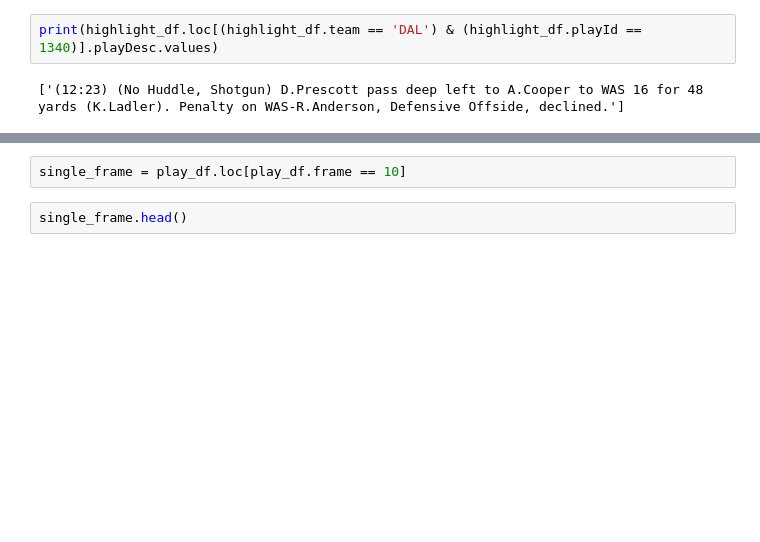
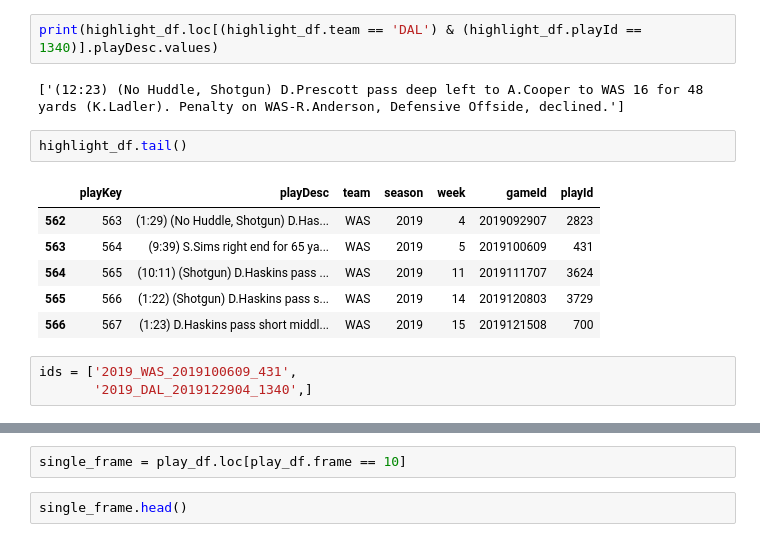
Before and after one commit to mtodisco10/fball_analytics, a Jupyter notebook: MessingAroundWithNFLTrackingData.ipynb, the cells around one changed output, grey strips where cells are left out. Cells and saved outputs as stored; diff of their text form; blank space fills up the shorter version.

```diff
--- a/MessingAroundWithNFLTrackingData.ipynb
+++ b/MessingAroundWithNFLTrackingData.ipynb
@@ -13,3 +13,15 @@ highlight_df = pd.read_csv(highlight_url, sep ='\t')
 print(highlight_df.loc[(highlight_df.team == 'DAL') & (highlight_df.playId == 1340)].playDesc.values)
 # %% [output]
 ['(12:23) (No Huddle, Shotgun) D.Prescott pass deep left to A.Cooper to WAS 16 for 48 yards (K.Ladler). Penalty on WAS-R.Anderson, Defensive Offside, declined.']
+# %%
+highlight_df.tail()
+# %% [output]
+|  | playKey | playDesc | team | season | week | gameId | playId |
+| 562 | 563 | (1:29) (No Huddle, Shotgun) D.Has... | WAS | 2019 | 4 | 2019092907 | 2823 |
+| 563 | 564 | (9:39) S.Sims right end for 65 ya... | WAS | 2019 | 5 | 2019100609 | 431 |
+| 564 | 565 | (10:11) (Shotgun) D.Haskins pass ... | WAS | 2019 | 11 | 2019111707 | 3624 |
+| 565 | 566 | (1:22) (Shotgun) D.Haskins pass s... | WAS | 2019 | 14 | 2019120803 | 3729 |
+| 566 | 567 | (1:23) D.Haskins pass short middl... | WAS | 2019 | 15 | 2019121508 | 700 |
+# %%
+ids = ['2019_WAS_2019100609_431',
+       '2019_DAL_2019122904_1340',]
```
Also changed, not shown: parts of 6 cells of this notebook.
